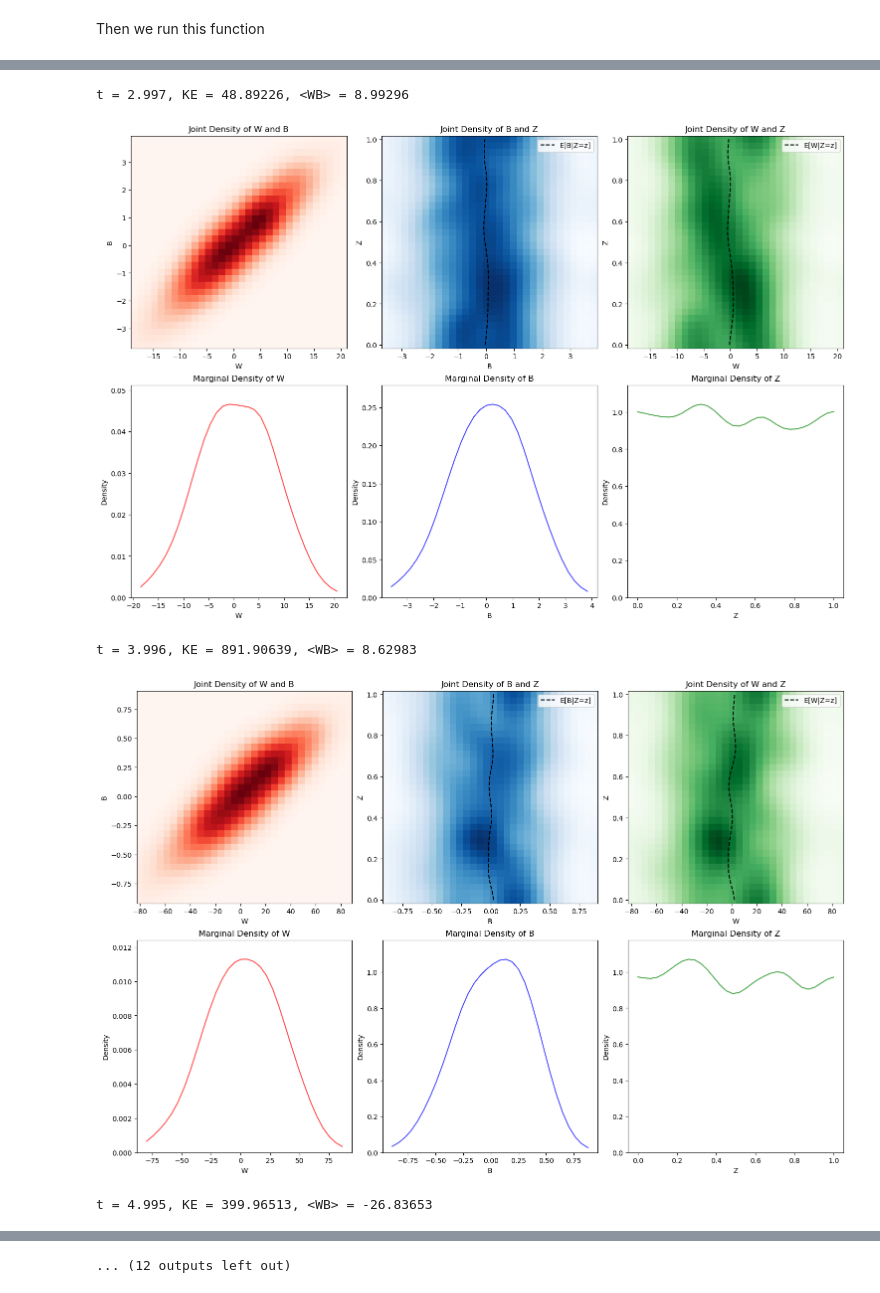
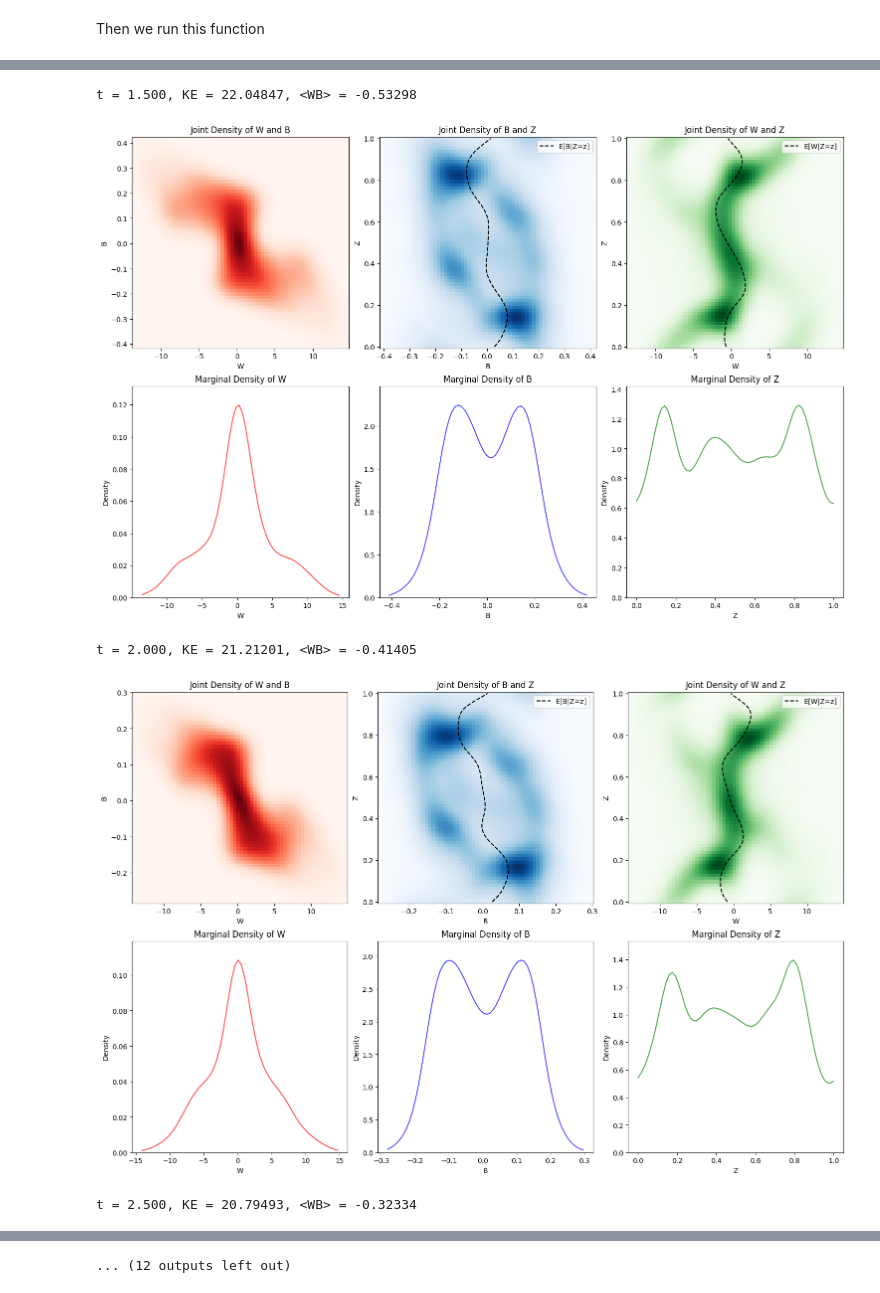
Before and after one commit to D-stratify/Modelling, a Jupyter notebook: 3D_Models/IEM/Part4_IEM_3d_fWBZ.ipynb, the cells around one changed output, grey strips where cells are left out. Saved outputs shown, nothing was run; the diff lists cells and outputs as text; code cells hidden in the pictures.

```diff
--- a/3D_Models/IEM/Part4_IEM_3d_fWBZ.ipynb
+++ b/3D_Models/IEM/Part4_IEM_3d_fWBZ.ipynb
@@ -607,6 +288,8 @@ We then add a function for calculating conditional means such as $\mathbb{E}_Z[B
 # %% [markdown]
 We then use these routines to write a plotting function
 # %%
+from fft_kde import *
+
 def plot_joint_density_KDE(W, B, Z, h, Npts=2**8):
     """
     Plots the joint density of W, B, and Z using FFT-based KDE, along with their marginal densities.
@@ -620,8 +303,8 @@ def plot_joint_density_KDE(W, B, Z, h, Npts=2**8):
 
     fig, ax = plt.subplots(nrows=2, ncols=3, figsize=(15, 10), constrained_layout=True)
 
-    grid_w = np.linspace(np.min(W), np.max(W), Npts)
-    grid_b = np.linspace(np.min(B), np.max(B), Npts)
+    grid_w = np.linspace(1.*np.min(W), 1.*np.max(W), Npts)
+    grid_b = np.linspace(1.*np.min(B), 1.*np.max(B), Npts)
     grid_z = np.linspace(0, 1, Npts)
 
     hz = h
@@ -897,30 +580,35 @@ def solver(T, dt, num_particles, num_bins, h, plot=False):
 
 
         # Conditional means in 1D
+
+        _,  f = conditional_mean_1D_fft(Y=W[:, n - 1], X=Z[:, n - 1], x_grid=z_grid, h=h, kernel_type='wrapped', L=1.0) # O(N + MlogM)
+        EW_cZ = f(x_query=Z[:, n - 1])  # O(N)
+
+        # _,  f = conditional_mean_1D_fft(Y=B[:, n - 1], X=Z[:, n - 1], x_grid=z_grid, h=h, kernel_type='wrapped', L=1.0) # O(N + MlogM)
+        # EB_cZ = f(x_query=Z[:, n - 1])  # O(N)
+
         _,  f = conditional_mean_1D_fft(Y=W[:, n - 1]**2, X=Z[:, n - 1], x_grid=z_grid, h=h, kernel_type='wrapped', L=1.0) # O(N + MlogM)
-        EW2_cZ = f(x_query=Z[:, n - 1])  # O(N)
-
-        _,  f = conditional_mean_1D_fft(Y=B[:, n - 1], X=Z[:, n - 1], x_grid=z_grid, h=h, kernel_type='wrapped', L=1.0) # O(N + MlogM)
-        EB_cZ = f(x_query=Z[:, n - 1])  # O(N)
+        e = f(x_query=Z[:, n - 1])  # O(N)
 
         # Conditional means in 2D
         w_grid = np.linspace(np.min(W[:,n-1]), np.max(W[:,n-1]), num_bins)
         _, f = conditional_mean_2D_fft(Z=B[:, n-1], X=Z[:,n-1], Y=W[:,n-1], x_grid=z_grid, y_grid=w_grid, hx=hz, hy=hw) # O(N + MlogM)
         EB_cZW = f(x_query=Z[:, n - 1], y_query=W[:, n-1])  # O(N)
 
-        EW_cZ = 0*EB_cZ
+        # Derivative of conditional mean in 1D
+        _, f = conditional_mean_1D_derivative_fft(Y=B[:, n - 1], X=Z[:, n - 1], x_grid=z_grid, h=h, L=1.0)
+        dbdz = f(x_query=Z[:, n - 1])
+
+        # Mixing length model
+        d = 1 # Scale of the container ?
+        γ = 1
+        ω = (e/d + γ * dbdz)**(1/2)
 
         # Lundgren-forcing
         F = W[:, n - 1] / KE if KE != 0 else 0 * W[:, n - 1]
 
-        # Mixing length model
-        #d = 1
-        #γ = 1
-        #l = (d * e**(1/2) )/(e + γ* (d**2) * dbdz)**(1/2)
-        ω = 1 #e**(1/2) / l
-
         # Update particles using vectorized operations
-        W_2 = W[:, n - 1] + Ri_B * B[:, n - 1] * dt - α_W * ω * (W[:, n - 1] - EW_cZ) * dt + F * dt + σ_w * dW_t[:, n - 1]
+        W_2 = W[:, n - 1] + Ri_B * B[:, n - 1] * dt - α_W * ω * (W[:, n - 1] - EW_cZ ) * dt + F * dt + σ_w * dW_t[:, n - 1]
         B_2 = B[:, n - 1] -        W[:, n - 1] * dt - α_B * ω * (B[:, n - 1] - EB_cZW) * dt
         Z_2 = Z[:, n - 1]
 
@@ -936,7 +624,7 @@ def solver(T, dt, num_particles, num_bins, h, plot=False):
         # Correct
         W_3 = W_2 - dt * dz_EP_cZ
         B_3 = B_2
-        Z_3 = Z_2 + (1/2) * dt * ( W_2 + W_3)
+        Z_3 = Z_2 + (1/2) * dt * (W_2 + W_3)
 
         # Apply periodic boundary conditions & Set E[B]=0, E[W]=0
         W[:,n] = W_3 - np.mean(W_3)
@@ -949,15 +637,15 @@ def solver(T, dt, num_particles, num_bins, h, plot=False):
 Then we run this function
 # %%
 # Particles
-N_particles = 2**10
+N_particles = 2**12
 N_grid = np.sqrt(N_particles).astype(int)  # As Ensures O(N + NlogN)
 
 # Bandwidth/ smoothing length
-h = 0.075
+h = 0.05
 
 # Time
-T = 10
-Δt= 1e-03
+T = 5
+Δt= 5e-05
 
 # Run the solver
 # import time
@@ -1003,5 +691,5 @@ t = 1.998, KE = 368.32377, <WB> = -15.10533
-t = 2.997, KE = 48.89226, <WB> = 8.99296
+t = 1.500, KE = 22.04847, <WB> = -0.53298
-[figure, old version]
+[figure, new version]
-t = 3.996, KE = 891.90639, <WB> = 8.62983
+t = 2.000, KE = 21.21201, <WB> = -0.41405
-[figure, old version]
+[figure, new version]
-t = 4.995, KE = 399.96513, <WB> = -26.83653
+t = 2.500, KE = 20.79493, <WB> = -0.32334
```
Also changed, not shown: parts of 4 cells of this notebook, 3 other files.
